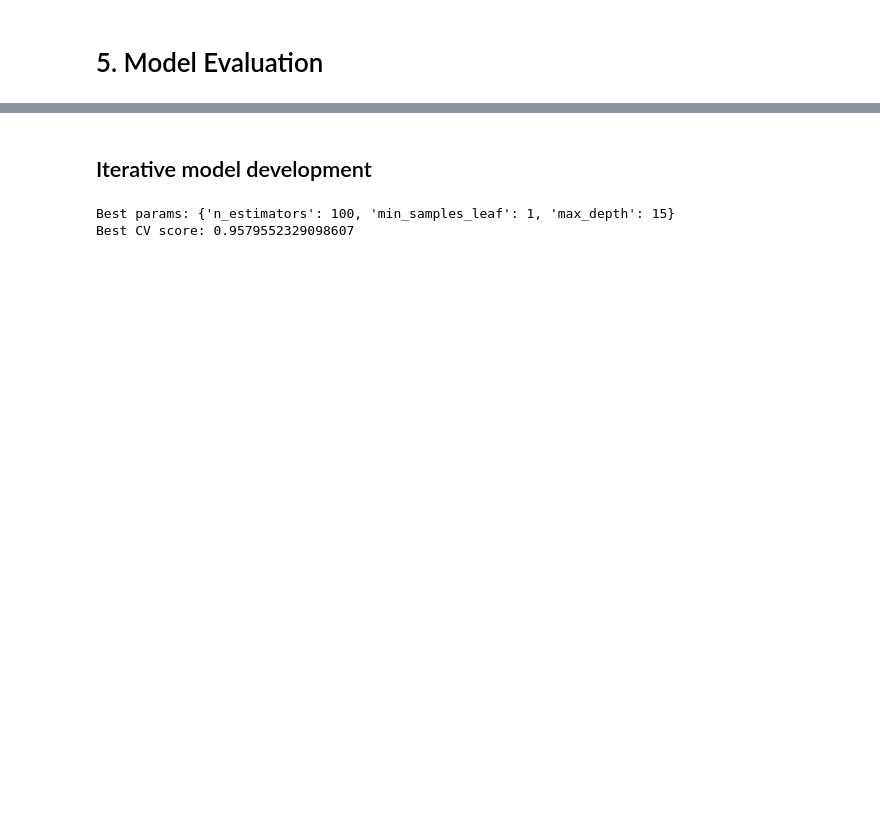
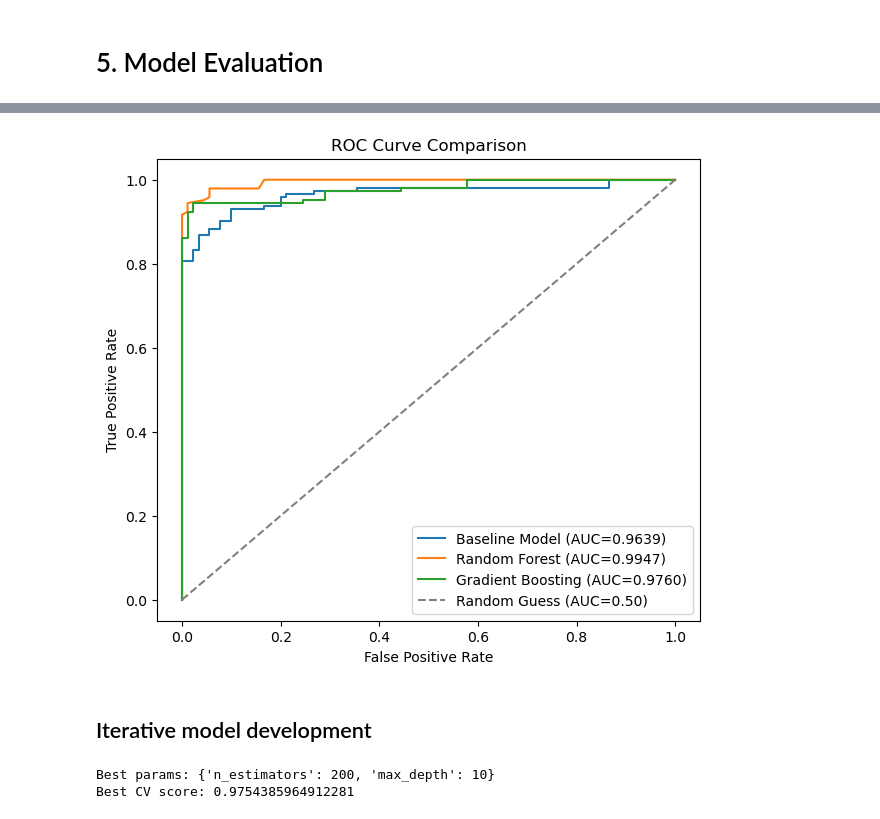
Before and after one commit to dennisho004/MLDP_Project, a Jupyter notebook: MLDP_Program_Codes_Submission_Template.ipynb, the cells around one changed output, grey strips where cells are left out. Drawn from its saved outputs; the diff is of its cells as text; code cells hidden in the pictures; blank space fills up the shorter version.

```diff
--- a/MLDP_Program_Codes_Submission_Template.ipynb
+++ b/MLDP_Program_Codes_Submission_Template.ipynb
@@ -449,3 +494,19 @@ Gradient Boosting: LogLoss=0.1984, Brier=0.0462
+# %%
+## ROC Curve for all 3 models
+plt.figure(figsize=(7,6))
+for name, (y_pred, y_proba) in model_predictions.items():
+    fpr, tpr, _ = roc_curve(y_test_binary, y_proba)
+    auc = roc_auc_score(y_test_binary, y_proba)
+    plt.plot(fpr, tpr, label=f'{name} (AUC={auc:.4f})')
+
+plt.plot([0,1], [0,1], linestyle='--', color='gray', label='Random Guess (AUC=0.50)')
+plt.xlabel('False Positive Rate')
+plt.ylabel('True Positive Rate')
+plt.title('ROC Curve Comparison')
+plt.legend()
+plt.show()
+# %% [output]
+[figure, added]
 # %% [markdown]
 ## Iterative model development
 # %%
@@ -488,10 +540,12 @@ rf.fit(X_train, y_train)
 
 y_pred = rf.predict(X_test)
 # %%
+from sklearn.model_selection import RepeatedStratifiedKFold
+
 param_grid = {
     'n_estimators': [100, 200, 300],
     'max_depth': [10, 15, None],
-    'min_samples_leaf': [1, 5, 10]
+
 }
 
 rf_search = RandomizedSearchCV(
@@ -508,8 +562,8 @@ print("Best CV score:", rf_search.best_score_)
 
 best_rf = rf_search.best_estimator_
 # %% [output]
-Best params: {'n_estimators': 100, 'min_samples_leaf': 1, 'max_depth': 15}
-Best CV score: 0.9579552329098607
+Best params: {'n_estimators': 200, 'max_depth': 10}
+Best CV score: 0.9754385964912281
 # %%
 # RandomizedSearchCV
 
```
Also changed, not shown: parts of 15 cells of this notebook.
